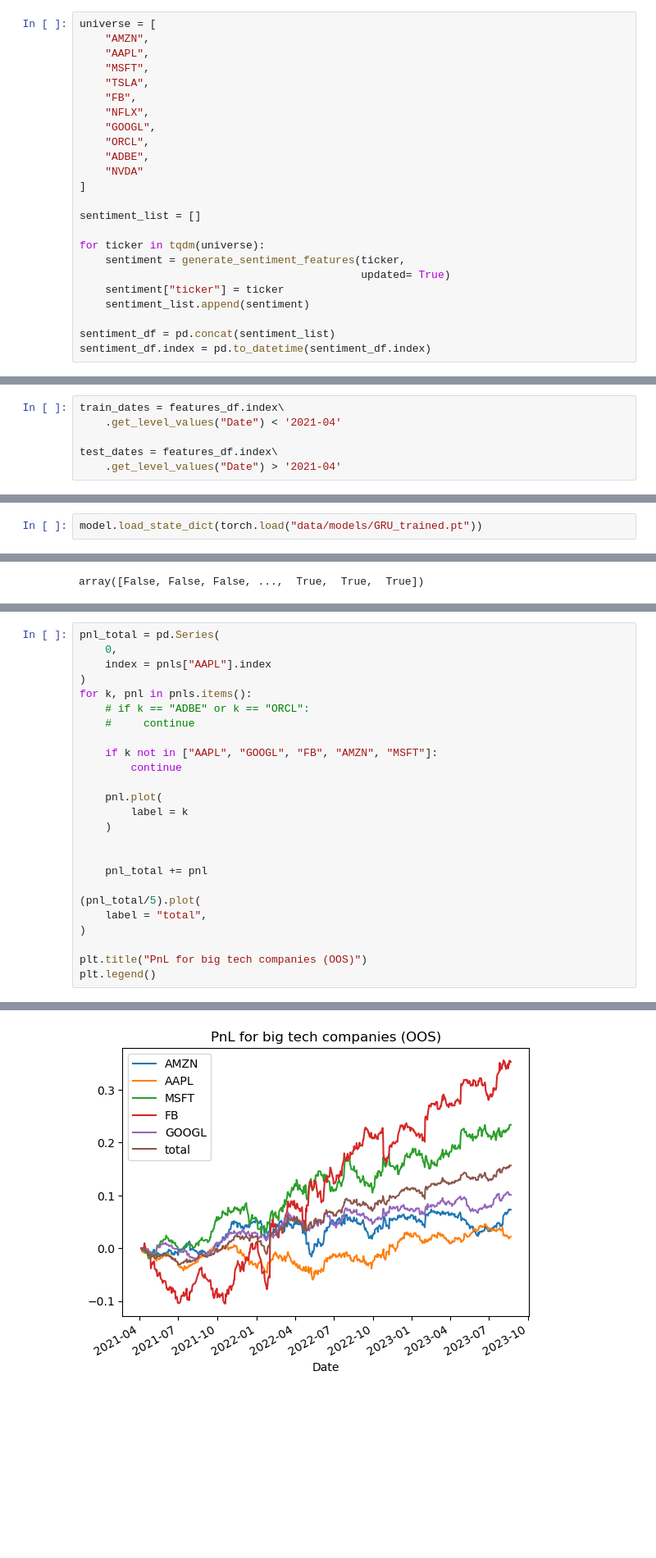
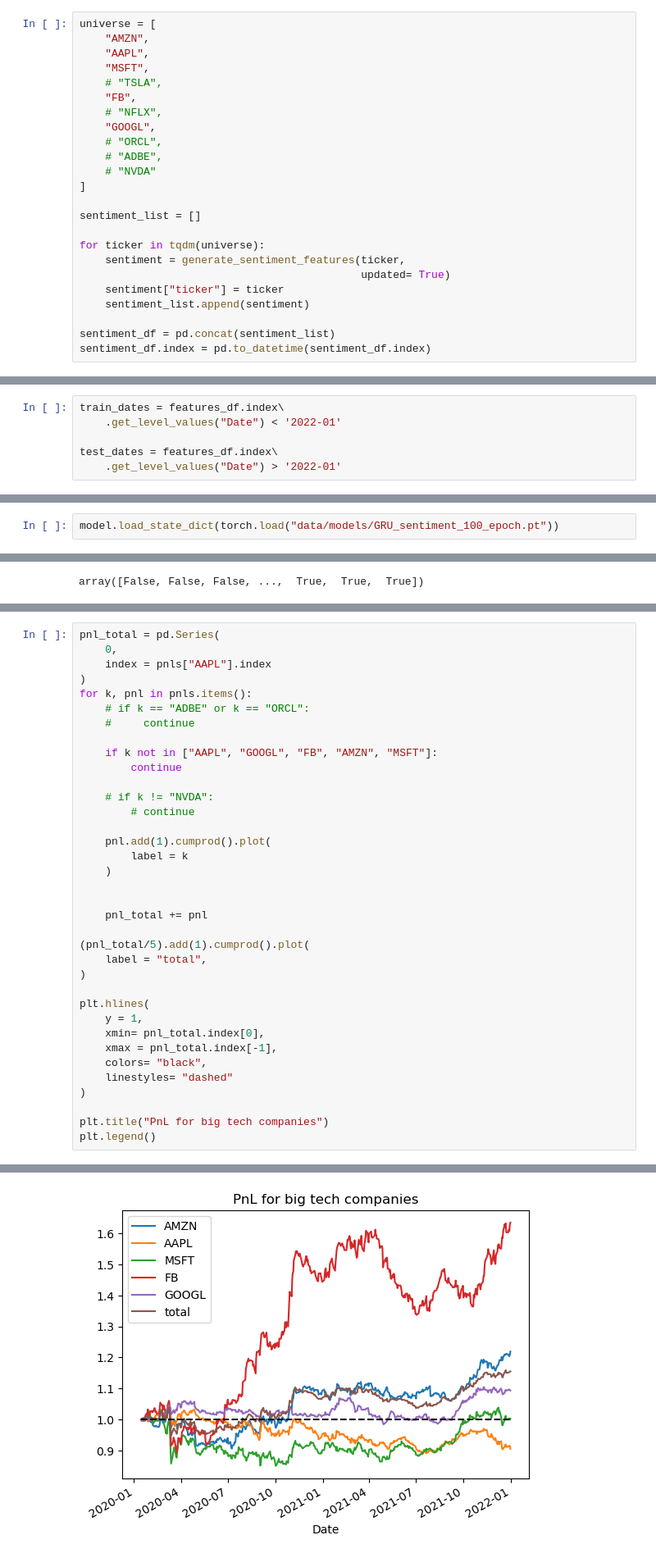
Before and after one commit to sabrinasartori/itau-quant-challenge, a Jupyter notebook: notebooks/lstm/02-lstm_sentiment.ipynb, the cells around one changed output, grey strips where cells are left out. Shown at 82% size. Drawn from its saved outputs; the diff is of its cells as text; blank space fills up the shorter version.

```diff
--- a/notebooks/lstm/02-lstm_sentiment.ipynb
+++ b/notebooks/lstm/02-lstm_sentiment.ipynb
@@ -100,13 +95,13 @@ universe = [
     "AMZN",
     "AAPL",
     "MSFT",
-    "TSLA",
+    # "TSLA",
     "FB",
-    "NFLX",
+    # "NFLX",
     "GOOGL",
-    "ORCL",
-    "ADBE",
-    "NVDA"
+    # "ORCL",
+    # "ADBE",
+    # "NVDA"
 ]
 
 sentiment_list = []
@@ -138,10 +141,10 @@ feature_names = [i for i in range(1,10 + 1)]
 # feature_names.append("sentiment_count")
 # %%
 train_dates = features_df.index\
-    .get_level_values("Date") < '2021-04'
+    .get_level_values("Date") < '2022-01'
 
 test_dates = features_df.index\
-    .get_level_values("Date") > '2021-04'
+    .get_level_values("Date") > '2022-01'
 # %%
 X_train = features_df\
     .loc[train_dates,selected_columns]\
@@ -288,7 +291,7 @@ model = GRU(
     output_dim,
 )
 # %%
-model.load_state_dict(torch.load("data/models/GRU_trained.pt"))
+model.load_state_dict(torch.load("data/models/GRU_sentiment_100_epoch.pt"))
 # %% [output]
 <All keys matched successfully>
 # %%
@@ -578,28 +580,39 @@ num_trades
 # %%
 pnl_total = pd.Series(
     0,
     index = pnls["AAPL"].index
 )
 for k, pnl in pnls.items():
     # if k == "ADBE" or k == "ORCL":
     #     continue
 
     if k not in ["AAPL", "GOOGL", "FB", "AMZN", "MSFT"]:
         continue
 
-    pnl.plot(
+    # if k != "NVDA":
+        # continue
+
+    pnl.add(1).cumprod().plot(
         label = k
     )
 
 
     pnl_total += pnl
 
-(pnl_total/5).plot(
+(pnl_total/5).add(1).cumprod().plot(
     label = "total",
 )
 
-plt.title("PnL for big tech companies (OOS)")
+plt.hlines(
+    y = 1,
+    xmin= pnl_total.index[0],
+    xmax = pnl_total.index[-1],
+    colors= "black",
+    linestyles= "dashed"
+)
+
+plt.title("PnL for big tech companies")
 plt.legend()
 # %% [output]
 <matplotlib.legend.Legend at 0x...>
-[figure, old version]
+[figure, new version]
```
Also changed, not shown: parts of 21 cells of this notebook, 2 other files.
